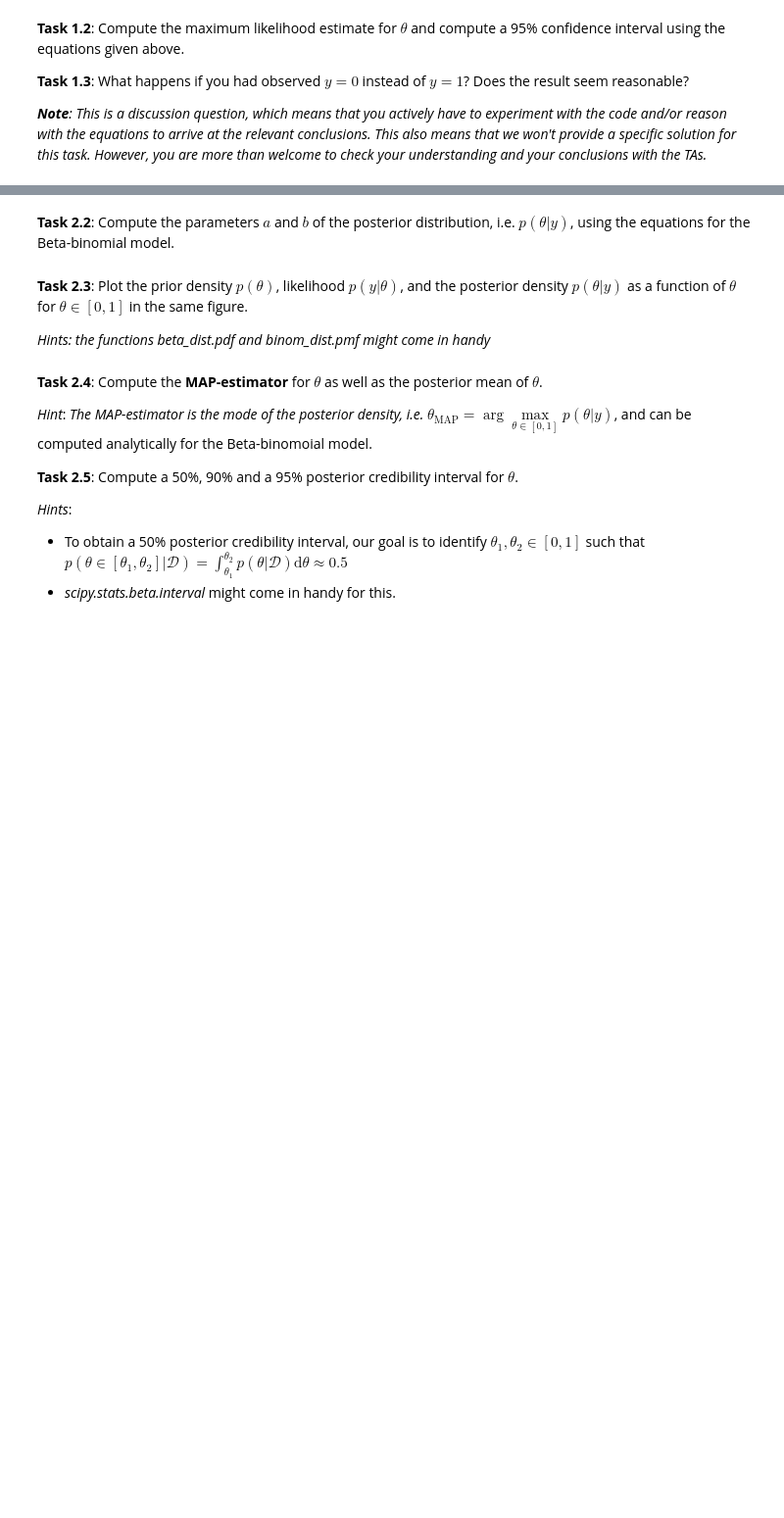
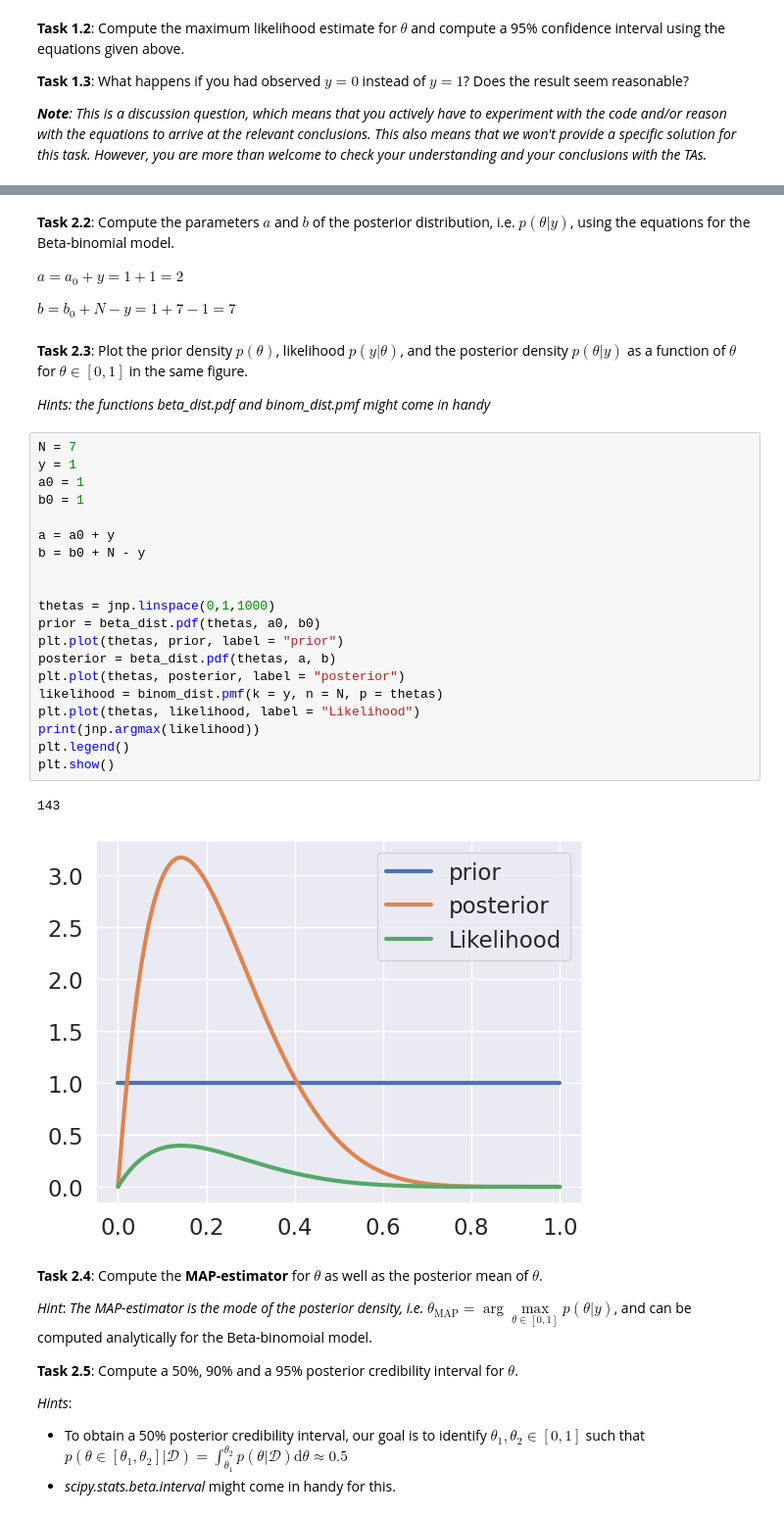
Before and after one commit to DeepEasterbunny/bayesianMachineLearning, a Jupyter notebook: week 1/ex1_handout.ipynb, the cells around one changed output, grey strips where cells are left out. Shown: that part at 98% size. Saved outputs shown, nothing was run; the diff lists cells and outputs as text; blank space fills up the shorter version.

```diff
--- a/week 1/ex1_handout.ipynb
+++ b/week 1/ex1_handout.ipynb
@@ -164,10 +198,37 @@ As before, your dataset is given by $\mathcal{D} = \left\lbrace N = 7, y = 1\rig
 
 
 **Task 2.2**: Compute the parameters $a$ and $b$ of the posterior distribution, i.e. $p(\theta|y)$, using the equations for the Beta-binomial model.
+
+$ a = a_0 + y = 1 + 1 = 2 $
+
+$ b = b_0 + N - y = 1 + 7 - 1 = 7 $
 # %% [markdown]
 **Task 2.3**: Plot the prior density $p(\theta)$, likelihood $p(y|\theta)$, and the posterior density $p(\theta|y)$ as a function of $\theta$ for $\theta \in \left[0, 1\right]$ in the same figure.
 
 *Hints: the functions beta_dist.pdf and binom_dist.pmf might come in handy*
+# %%
+N = 7
+y = 1
+a0 = 1
+b0 = 1
+
+a = a0 + y
+b = b0 + N - y
+
+
+thetas = jnp.linspace(0,1,1000)
+prior = beta_dist.pdf(thetas, a0, b0)
+plt.plot(thetas, prior, label = "prior")
+posterior = beta_dist.pdf(thetas, a, b)
+plt.plot(thetas, posterior, label = "posterior")
+likelihood = binom_dist.pmf(k = y, n = N, p = thetas)
+plt.plot(thetas, likelihood, label = "Likelihood")
+print(jnp.argmax(likelihood))
+plt.legend()
+plt.show()
+# %% [output]
+143
+[figure, added]
 # %% [markdown]
 **Task 2.4**: Compute the **MAP-estimator** for $\theta$ as well as the posterior mean of $\theta$.
 
```
Also changed, not shown: parts of 16 cells of this notebook, 5 other files.
